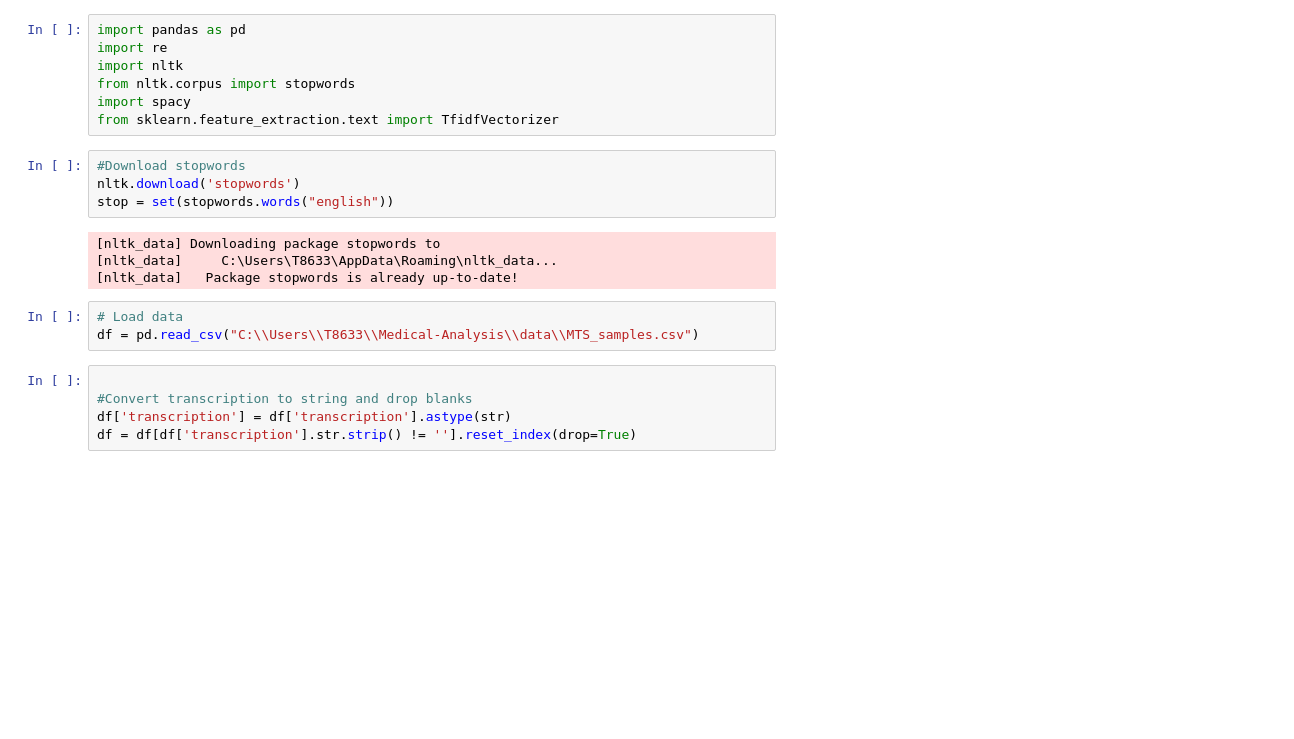
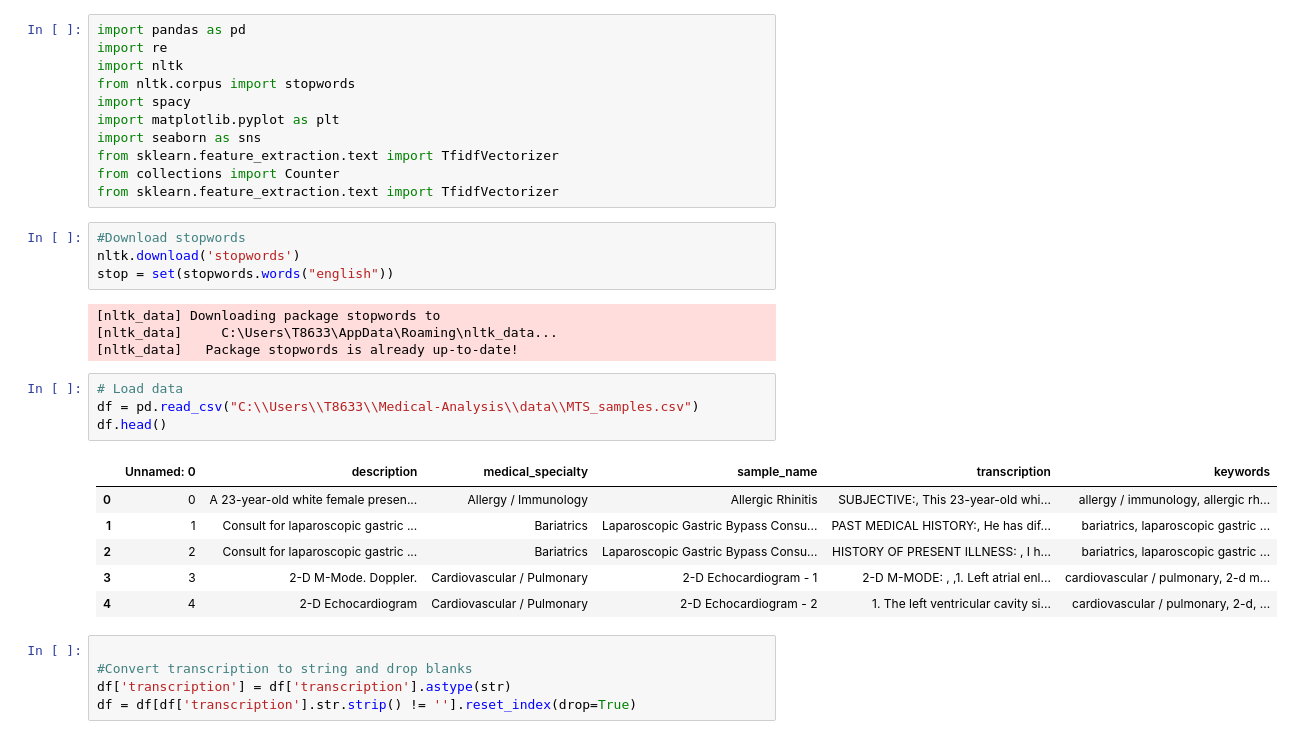
Before and after one commit to HinalBhagatLTI/Medical-Analysis-V1, a Jupyter notebook: notebook/medical_unstructured_data_preprocessing.ipynb, the cells around one changed output. Drawn from its saved outputs; the diff is of its cells as text; blank space fills up the shorter version.

```diff
--- a/notebook/medical_unstructured_data_preprocessing.ipynb
+++ b/notebook/medical_unstructured_data_preprocessing.ipynb
@@ -4,7 +4,11 @@ import re
 import nltk
 from nltk.corpus import stopwords
 import spacy
+import matplotlib.pyplot as plt
+import seaborn as sns
 from sklearn.feature_extraction.text import TfidfVectorizer
+from collections import Counter
+from sklearn.feature_extraction.text import TfidfVectorizer
 # %%
 #Download stopwords
 nltk.download('stopwords')
@@ -16,6 +20,14 @@ stop = set(stopwords.words("english"))
 # %%
 # Load data
 df = pd.read_csv("C:\\Users\\T8633\\Medical-Analysis\\data\\MTS_samples.csv")
+df.head()
+# %% [output]
+|  | Unnamed: 0 | description | medical_specialty | sample_name | transcription | keywords |
+| 0 | 0 | A 23-year-old white female presen... | Allergy / Immunology | Allergic Rhinitis | SUBJECTIVE:, This 23-year-old whi... | allergy / immunology, allergic rh... |
+| 1 | 1 | Consult for laparoscopic gastric ... | Bariatrics | Laparoscopic Gastric Bypass Consu... | PAST MEDICAL HISTORY:, He has dif... | bariatrics, laparoscopic gastric ... |
+| 2 | 2 | Consult for laparoscopic gastric ... | Bariatrics | Laparoscopic Gastric Bypass Consu... | HISTORY OF PRESENT ILLNESS: , I h... | bariatrics, laparoscopic gastric ... |
+| 3 | 3 | 2-D M-Mode. Doppler. | Cardiovascular / Pulmonary | 2-D Echocardiogram - 1 | 2-D M-MODE: , ,1. Left atrial enl... | cardiovascular / pulmonary, 2-d m... |
+| 4 | 4 | 2-D Echocardiogram | Cardiovascular / Pulmonary | 2-D Echocardiogram - 2 | 1. The left ventricular cavity si... | cardiovascular / pulmonary, 2-d, ... |
 # %%
 
 #Convert transcription to string and drop blanks
```
Also changed, not shown: parts of 3 cells of this notebook, 2 other files.
